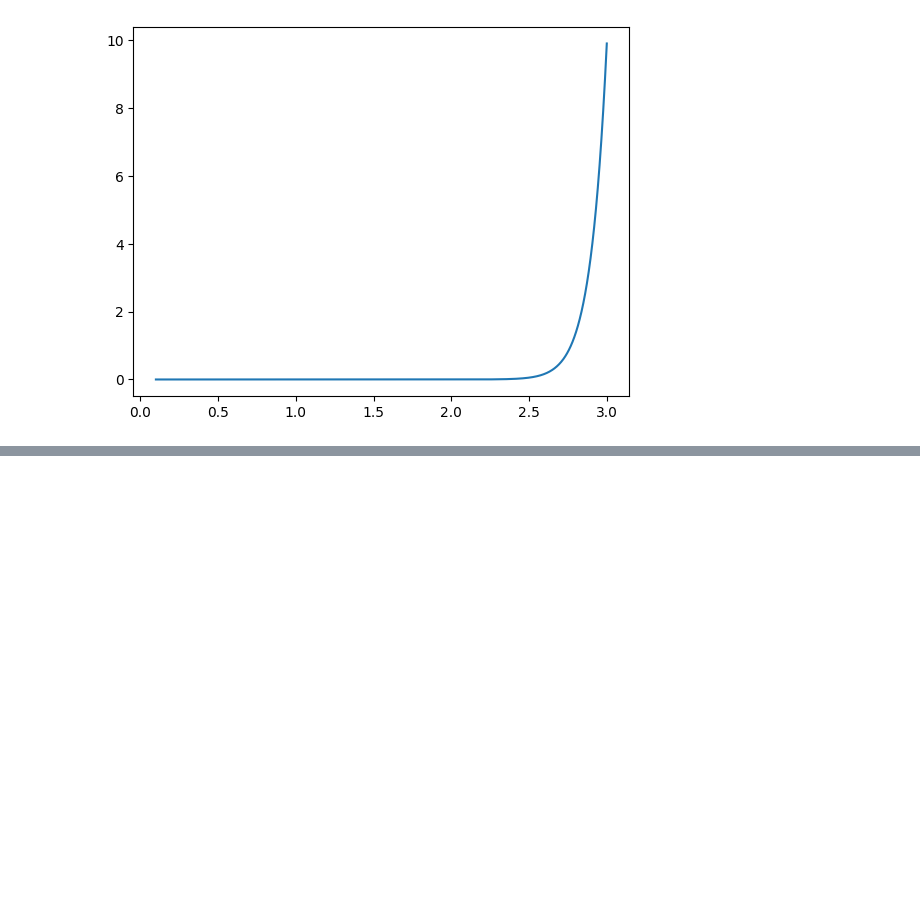
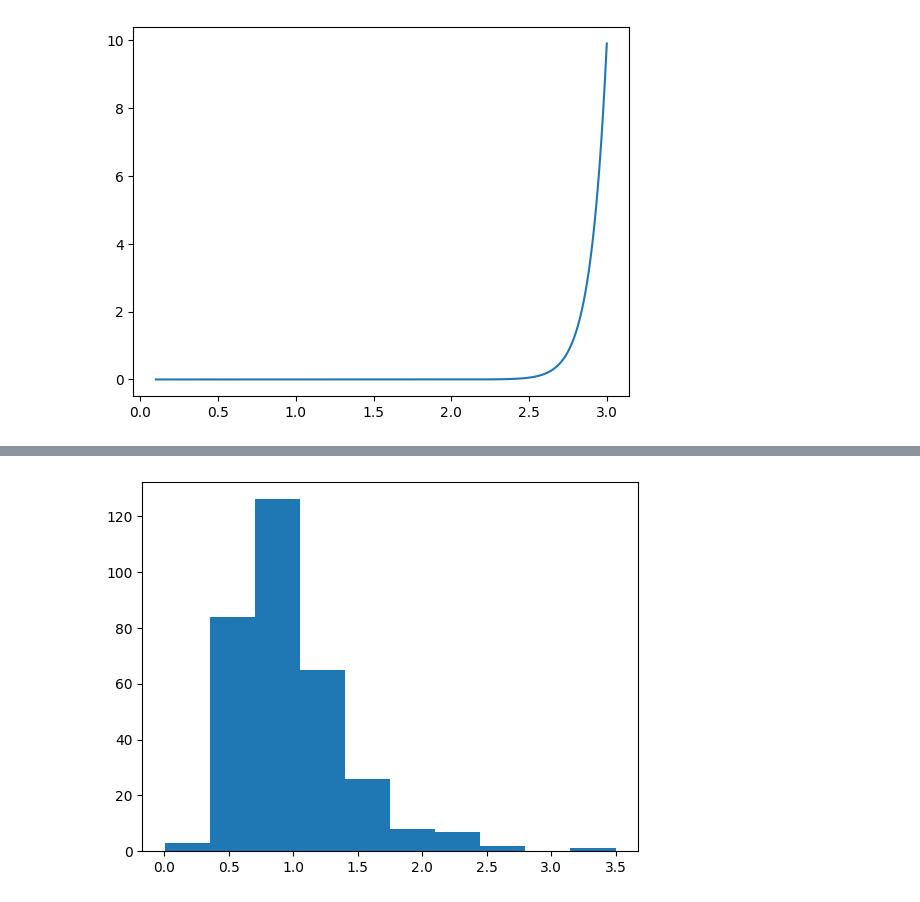
Before and after one commit to OliverRedhead/Gravitational-Lensing, a Jupyter notebook: lens_generator_oli/data/image_processing.ipynb, the cells around one changed output, grey strips where cells are left out. Cells and saved outputs as stored; diff of their text form; code cells hidden in the pictures; blank space fills up the shorter version.

```diff
--- a/lens_generator_oli/data/image_processing.ipynb
+++ b/lens_generator_oli/data/image_processing.ipynb
@@ -206,0 +313,3 @@ plt.show()
+# %%
+df = pd.read_csv("modeling_lens_mass.csv")
+df.head()
@@ -206,0 +324,6 @@ plt.show()
+# %%
+theta = np.array(df["einstein_radius_median_pdf"])
+plt.hist(theta, bins=10)
+plt.show()
+# %% [output]
+[figure, added]
```
Also changed, not shown: parts of 8 cells of this notebook, 24 other files.
